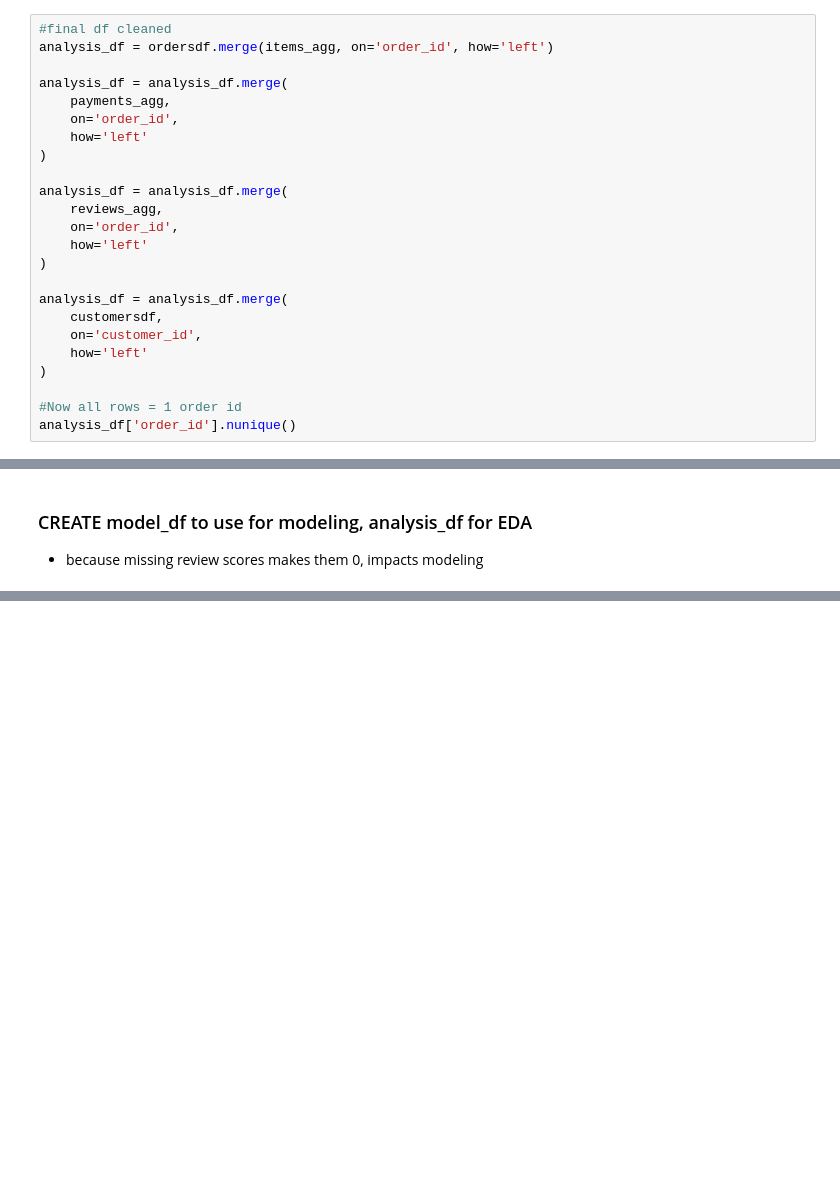
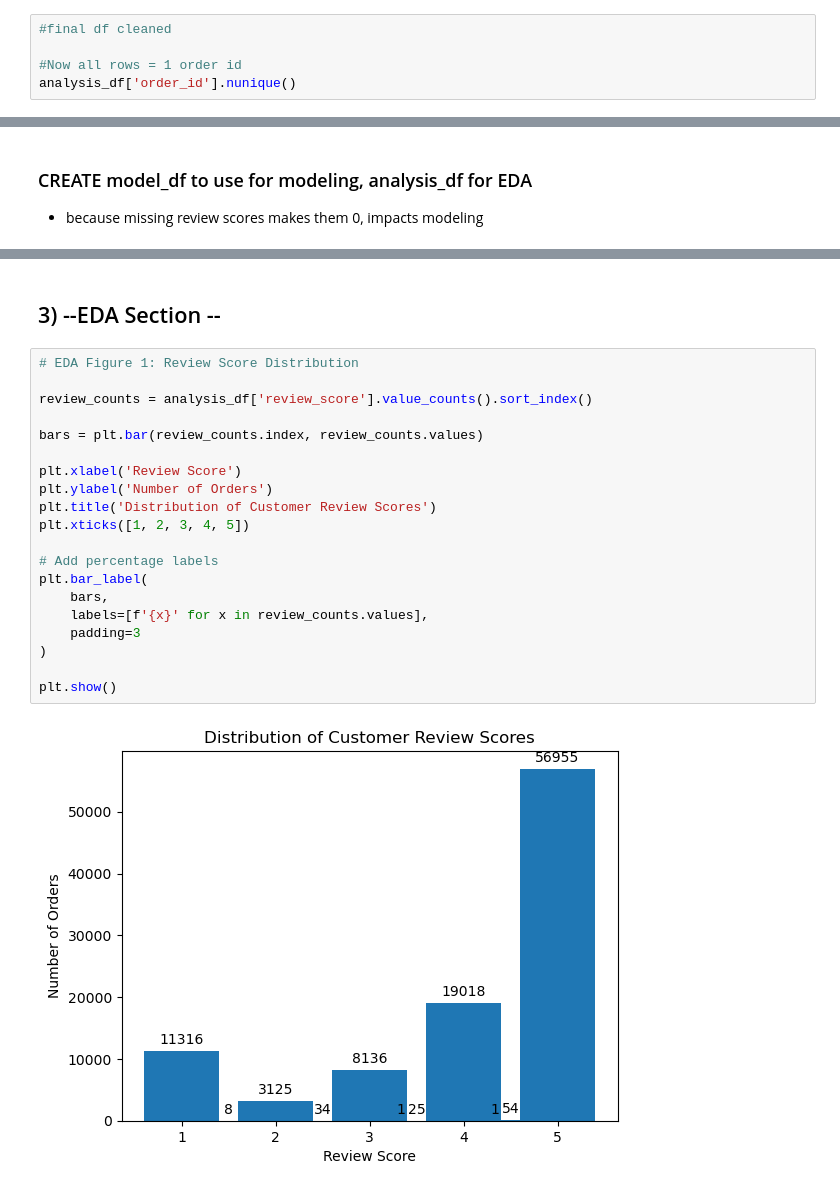
Before and after one commit to evz18/retail-analytics-capstone, a Jupyter notebook: olist/Olist_dataset.ipynb, the cells around one changed output, grey strips where cells are left out. Saved outputs shown, nothing was run; the diff lists cells and outputs as text; blank space fills up the shorter version.

```diff
--- a/olist/Olist_dataset.ipynb
+++ b/olist/Olist_dataset.ipynb
@@ -352,24 +373,5 @@ reviews_agg = reviewsdf.groupby('order_id').agg(
 # %%
 #final df cleaned
-analysis_df = ordersdf.merge(items_agg, on='order_id', how='left')
-
-analysis_df = analysis_df.merge(
-    payments_agg,
-    on='order_id',
-    how='left'
-)
-
-analysis_df = analysis_df.merge(
-    reviews_agg,
-    on='order_id',
-    how='left'
-)
-
-analysis_df = analysis_df.merge(
-    customersdf,
-    on='customer_id',
-    how='left'
-)
 
 #Now all rows = 1 order id
 analysis_df['order_id'].nunique()
@@ -538,0 +578,24 @@ model_df['positive_review'] = (
+# %% [markdown]
+## 3) --EDA Section --
+# %%
+# EDA Figure 1: Review Score Distribution
+
+review_counts = analysis_df['review_score'].value_counts().sort_index()
+
+bars = plt.bar(review_counts.index, review_counts.values)
+
+plt.xlabel('Review Score')
+plt.ylabel('Number of Orders')
+plt.title('Distribution of Customer Review Scores')
+plt.xticks([1, 2, 3, 4, 5])
+
+# Add percentage labels
+plt.bar_label(
+    bars,
+    labels=[f'{x}' for x in review_counts.values],
+    padding=3
+)
+
+plt.show()
+# %% [output]
+[figure, added]
```
Also changed, not shown: parts of 62 cells of this notebook.
